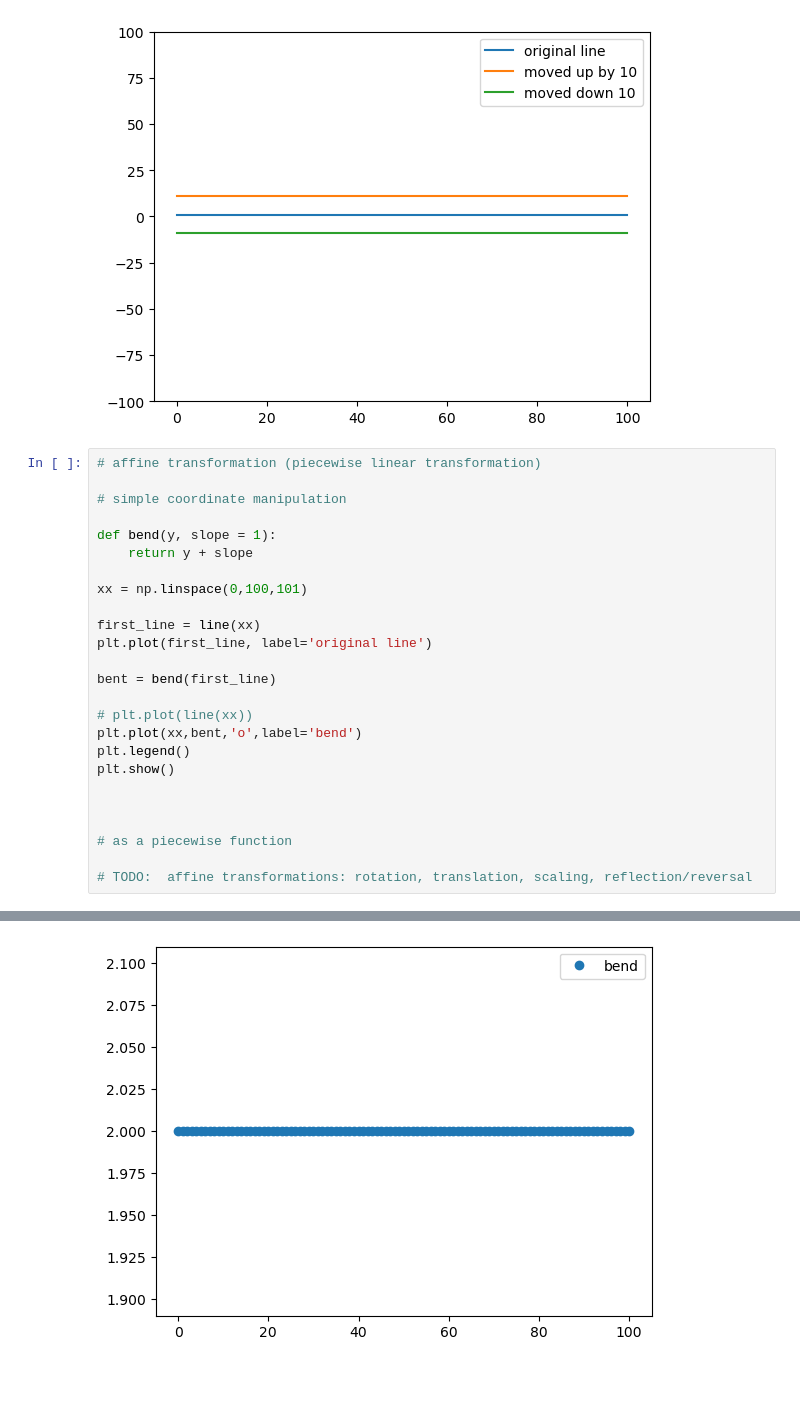
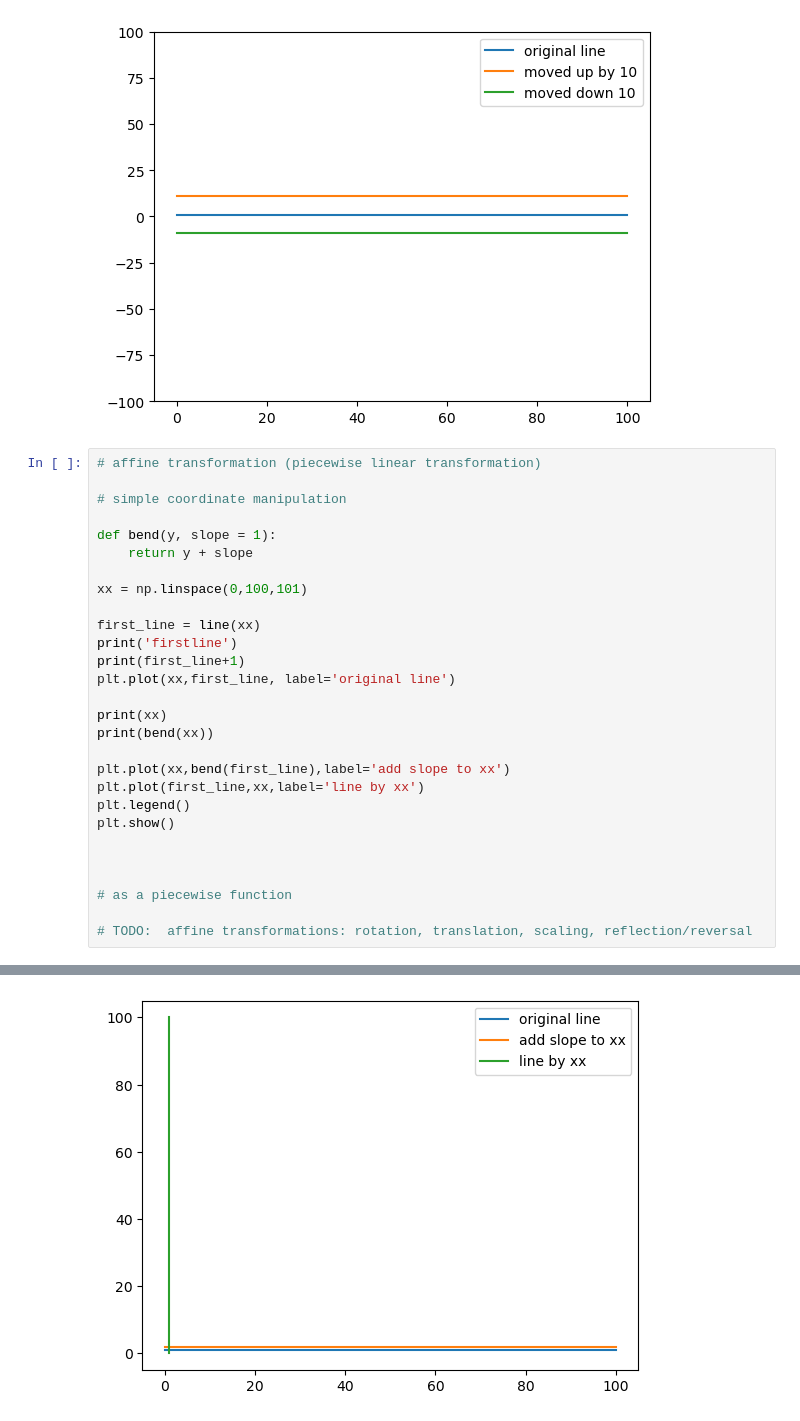
Before and after one commit to BrentGrammer/Python-Image-Processing, a Jupyter notebook: iteration.ipynb, the cells around one changed output, grey strips where cells are left out. Saved outputs shown, nothing was run; the diff lists cells and outputs as text; blank space fills up the shorter version.

```diff
--- a/iteration.ipynb
+++ b/iteration.ipynb
@@ -43,12 +43,15 @@ def bend(y, slope = 1):
 xx = np.linspace(0,100,101)
 
 first_line = line(xx)
-plt.plot(first_line, label='original line')
+print('firstline')
+print(first_line+1)
+plt.plot(xx,first_line, label='original line')
 
-bent = bend(first_line)
+print(xx)
+print(bend(xx))
 
-# plt.plot(line(xx))
-plt.plot(xx,bent,'o',label='bend')
+plt.plot(xx,bend(first_line),label='add slope to xx')
+plt.plot(first_line,xx,label='line by xx')
 plt.legend()
 plt.show()
 
@@ -61 +81 @@ plt.show()
-[figure, old version]
+[figure, new version]
```
Also changed, not shown: parts of 1 cell of this notebook.
